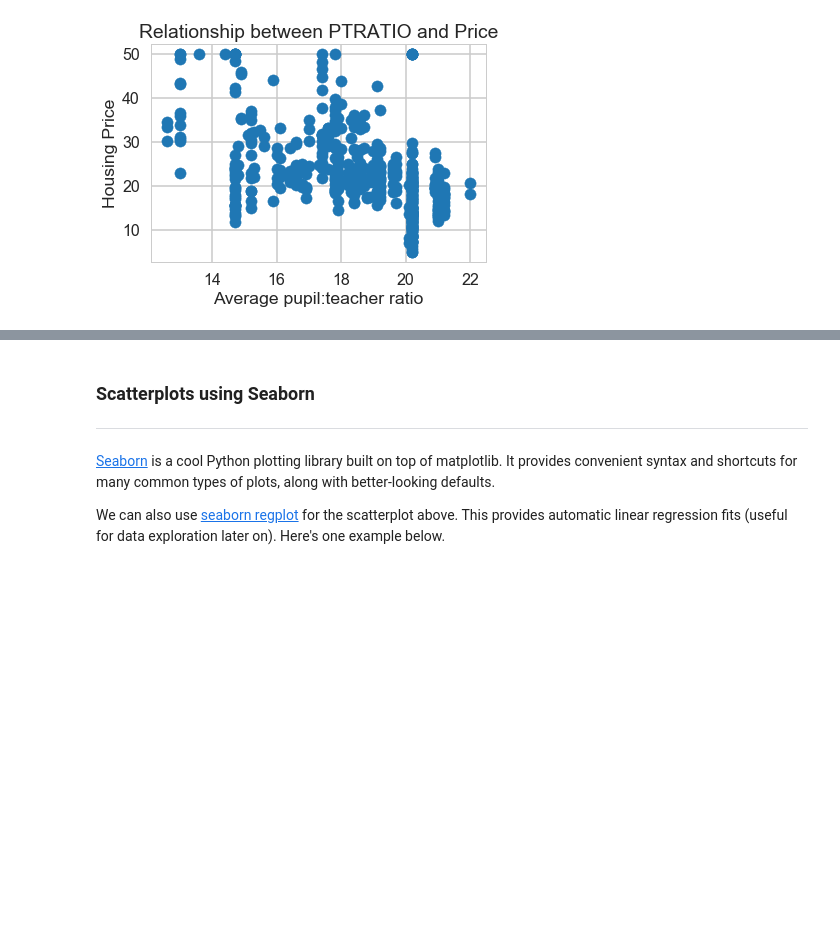
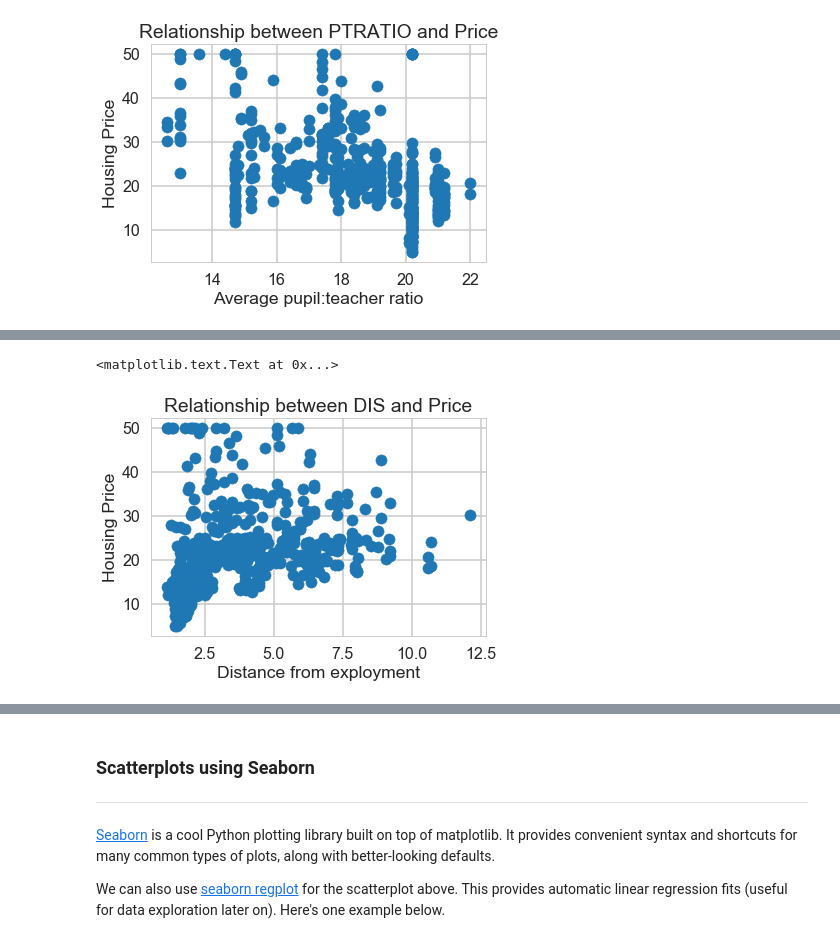
Before and after one commit to schmitzmelissa/Springboard-Mini-Projects, a Jupyter notebook: linear_regression/Mini_Project_Linear_Regression.ipynb, the cells around one changed output, grey strips where cells are left out. Cells and saved outputs as stored; diff of their text form; code cells hidden in the pictures; blank space fills up the shorter version.

```diff
--- a/linear_regression/Mini_Project_Linear_Regression.ipynb
+++ b/linear_regression/Mini_Project_Linear_Regression.ipynb
@@ -302,0 +318,8 @@ plt.title("Relationship between PTRATIO and Price")
+# %%
+plt.scatter(bos.DIS, bos.PRICE)
+plt.xlabel("Distance from exployment")
+plt.ylabel("Housing Price")
+plt.title("Relationship between DIS and Price")
+# %% [output]
+<matplotlib.text.Text at 0x...>
+[figure, added]
```
Also changed, not shown: parts of 9 cells of this notebook.
